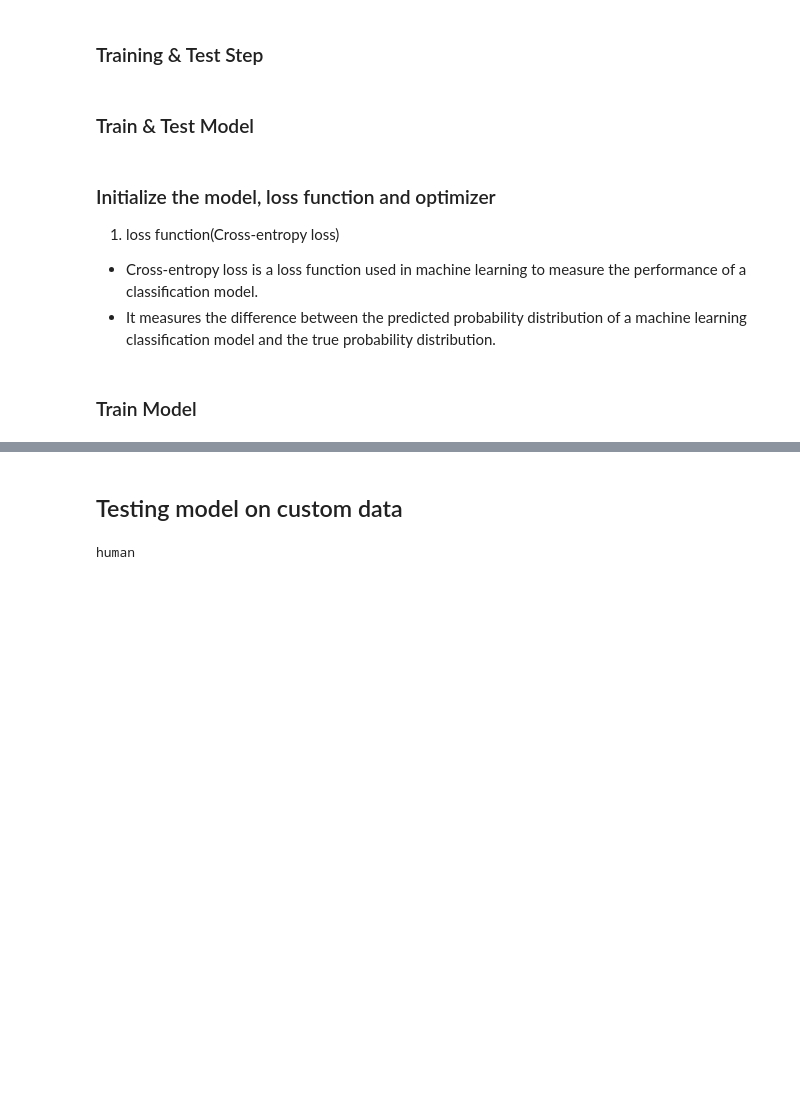
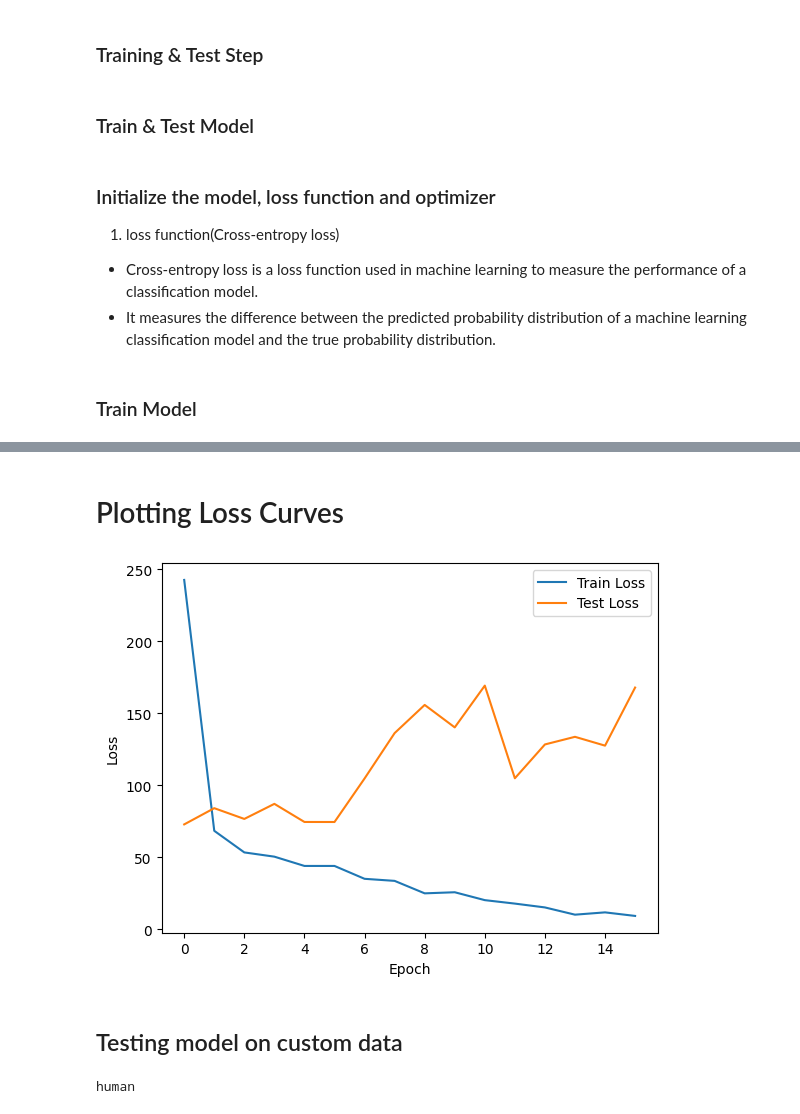
Before and after one commit to Prathik612/Human-Detection-using-CNN, a Jupyter notebook: cvProject.ipynb, the cells around one changed output, grey strips where cells are left out. Saved outputs shown, nothing was run; the diff lists cells and outputs as text; code cells hidden in the pictures; blank space fills up the shorter version.

Commit message:
disp loss curve

```diff
--- a/cvProject.ipynb
+++ b/cvProject.ipynb
@@ -131,7 +132,7 @@ def train_step(model: torch.nn.Module,
 
     # Setup train loss and train accuracy values
     train_loss, train_acc = 0, 0
-    m = nn.Dropout(p=0.2)
+    #m = nn.Dropout(p=0.2)
 
     # Loop through data loader data batches
     for batch, (X, y) in enumerate(dataloader):
@@ -139,7 +140,7 @@ def train_step(model: torch.nn.Module,
         X, y = X.to(device), y.to(device)
 
         # Forward pass
-        y_pred = model(m(X))
+        y_pred = model(X)
 
         # Calculate  and accumulate loss
         loss = loss_fn(y_pred, y)
@@ -159,8 +160,8 @@ def train_step(model: torch.nn.Module,
         train_acc += (y_pred_class == y).sum().item()/len(y_pred)
 
     # Adjust metrics to get average loss and accuracy per batch
-    train_loss = train_loss / len(dataloader)
-    train_acc = train_acc / len(dataloader)
+    train_loss = (train_loss / len(dataloader)) * 100
+    train_acc = (train_acc / len(dataloader)) * 100
     return train_loss, train_acc
 
 def test_step(model: torch.nn.Module,
@@ -188,8 +189,8 @@ def test_step(model: torch.nn.Module,
             test_pred_labels = test_pred_logits.argmax(dim=1)
             test_acc += ((test_pred_labels == y).sum().item()/len(test_pred_labels))
 
-    test_loss = test_loss / len(dataloader)
-    test_acc = test_acc / len(dataloader)
+    test_loss = (test_loss / len(dataloader)) * 100
+    test_acc = (test_acc / len(dataloader)) * 100
 
     return test_loss, test_acc
 # %% [markdown]
@@ -216,16 +217,16 @@ def train(model: torch.nn.Module,
                                            loss_fn=loss_fn,
                                            optimizer=optimizer)
         test_loss, test_acc = test_step(model=model,
-            dataloader=test_dataloader,
-            loss_fn=loss_fn)
+                                        dataloader=test_dataloader,
+                                        loss_fn=loss_fn)
 
 
         print(
             f"Epoch: {epoch+1} | "
-            f"train_loss: {train_loss:.4f} | "
-            f"train_acc: {train_acc:.4f} | "
-            f"test_loss: {test_loss:.4f} | "
-            f"test_acc: {test_acc:.4f}"
+            f"train_loss: {train_loss:.2f}% | "
+            f"train_acc: {train_acc:.2f}% | "
+            f"test_loss: {test_loss:.2f}% | "
+            f"test_acc: {test_acc:.2f}%"
         )
 
 
@@ -247,10 +248,10 @@ torch.manual_seed(42)
 torch.cuda.manual_seed(42)
 
 # Set number of epochs
-NUM_EPOCHS = 20
+NUM_EPOCHS = 16
 
 model_0 = TinyVGG(input_shape=3, # number of color channels
-                  hidden_units=5,
+                  hidden_units=8,
                   output_shape=len(train_data.classes)).to(device)
 
 loss_fn = nn.CrossEntropyLoss()
@@ -269,3 +285,14 @@ RuntimeError: mat1 and mat2 shapes cannot be multiplied (1x5120 and 20480x2)
+# %% [markdown]
+# Plotting Loss Curves
+# %%
+plt.plot(range(NUM_EPOCHS),model_0_results["train_loss"])
+plt.plot(range(NUM_EPOCHS),model_0_results["test_loss"])
+plt.xlabel('Epoch')
+plt.ylabel('Loss')
+plt.legend(["Train Loss", "Test Loss"])
+plt.show()
+# %% [output]
+[figure, added]
 # %% [markdown]
 ## Testing model on custom data
 # %%
```
Also changed, not shown: parts of 3 cells of this notebook.
